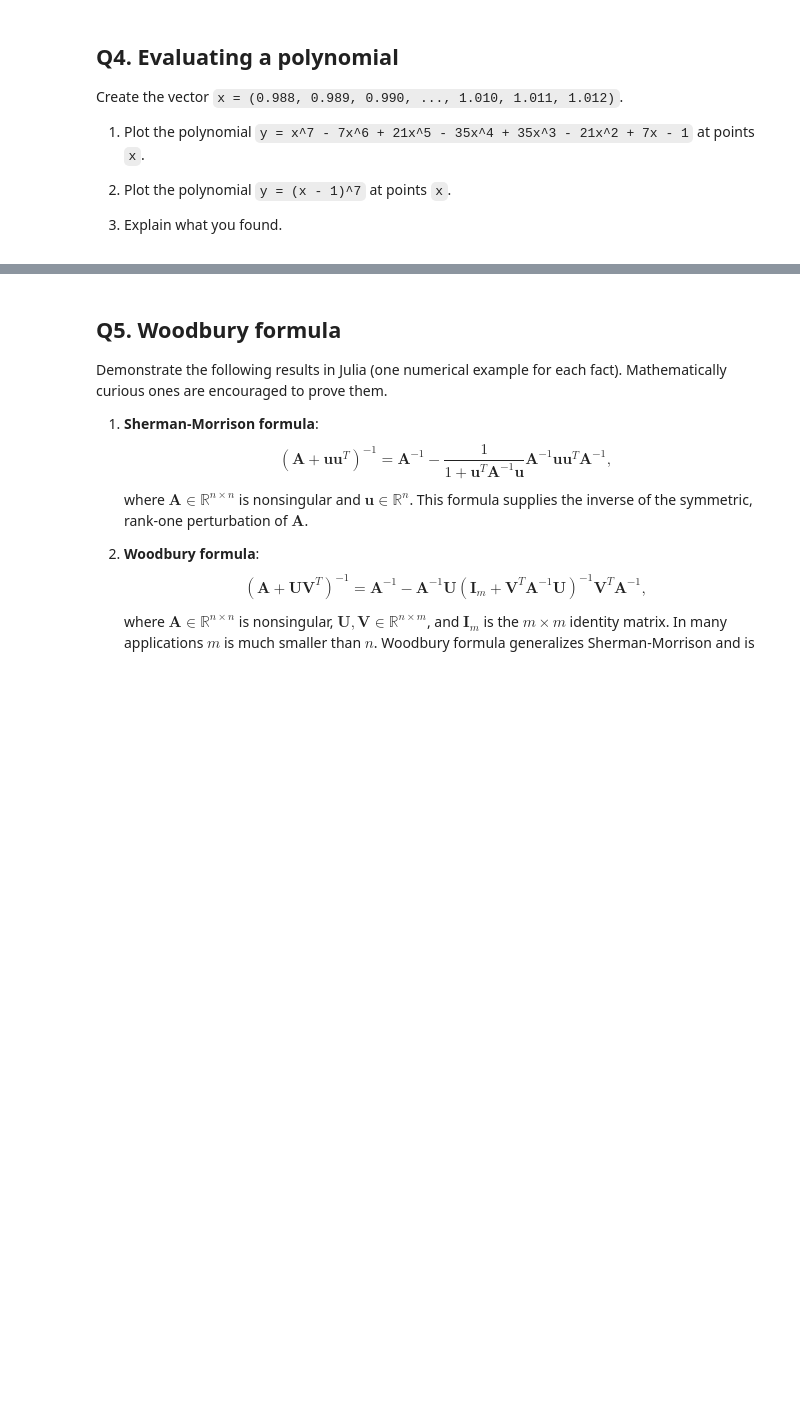
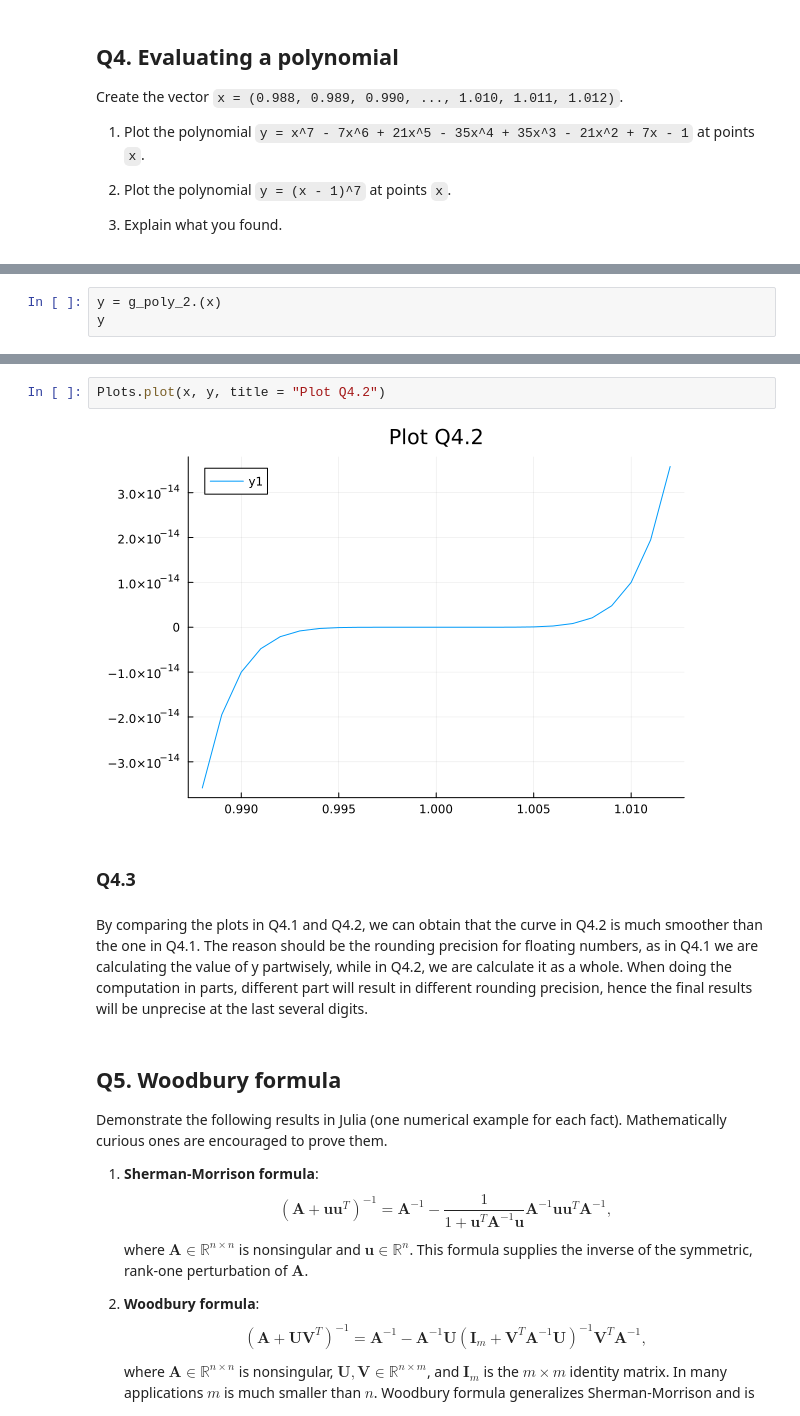
Before and after one commit to yanlongbai975/biostat-m257-2024-spring, a Jupyter notebook: hw1/hw01.ipynb, the cells around one changed output, grey strips where cells are left out. Saved outputs shown, nothing was run; the diff lists cells and outputs as text; blank space fills up the shorter version.

```diff
--- a/hw1/hw01.ipynb
+++ b/hw1/hw01.ipynb
@@ -361,0 +440,3 @@ Create the vector `x = (0.988, 0.989, 0.990, ..., 1.010, 1.011, 1.012)`.
+# %%
+y = g_poly_2.(x)
+y
@@ -362,3 +461,11 @@ Create the vector `x = (0.988, 0.989, 0.990, ..., 1.010, 1.011, 1.012)`.
+# %%
+Plots.plot(x, y, title = "Plot Q4.2")
+# %% [output]
+[figure, added]
+# %% [markdown]
+### Q4.3
+# %% [markdown]
+By comparing the plots in Q4.1 and Q4.2, we can obtain that the curve in Q4.2 is much smoother than the one in Q4.1. The reason should be the rounding precision for floating numbers, as in Q4.1 we are calculating the value of y partwisely, while in Q4.2, we are calculate it as a whole. When doing the computation in parts, different part will result in different rounding precision, hence the final results will be unprecise at the last several digits.
 # %% [markdown]
 ## Q5. Woodbury formula
 
```
Also changed, not shown: parts of 28 cells of this notebook, 1 other file.
